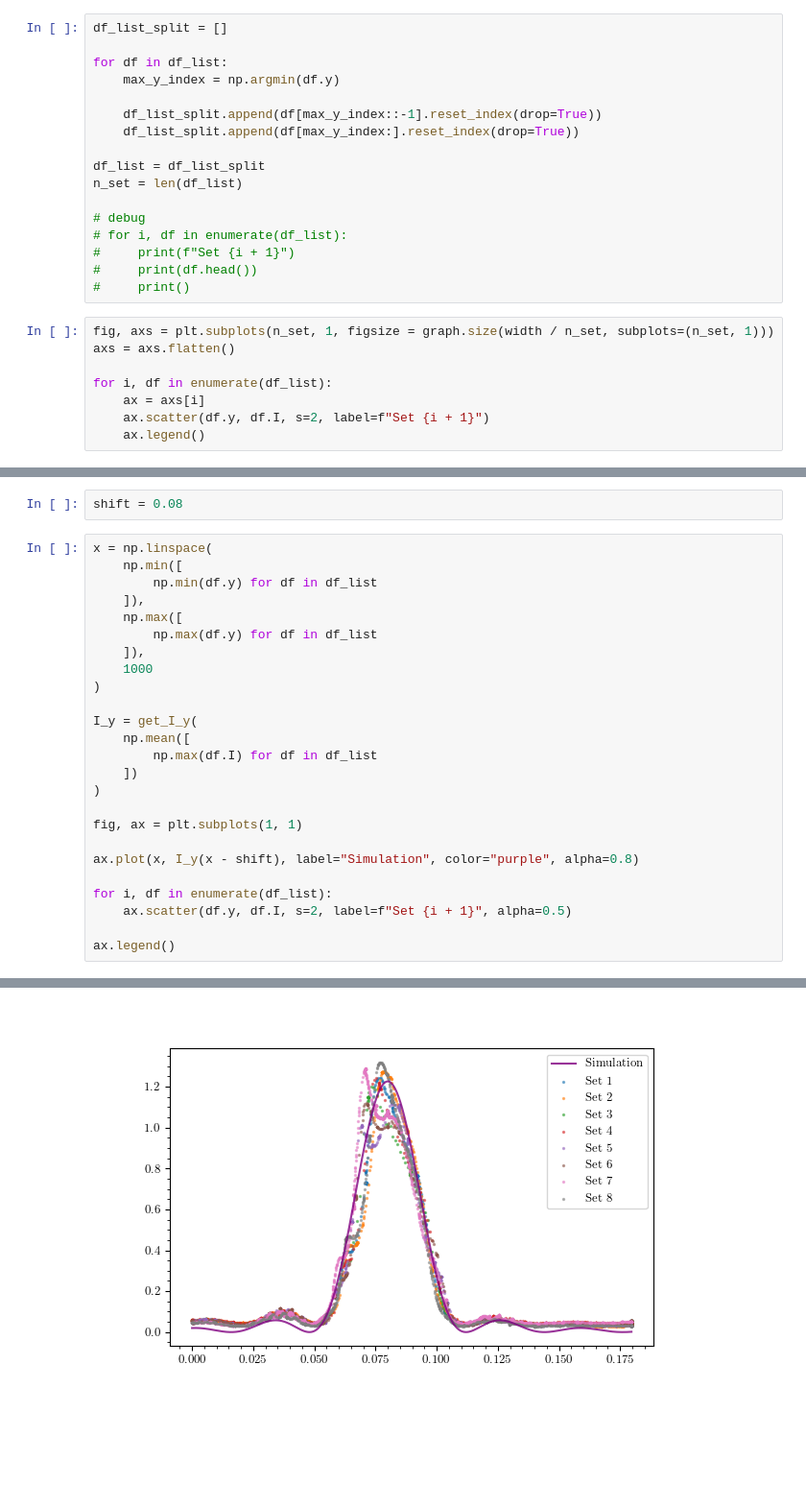
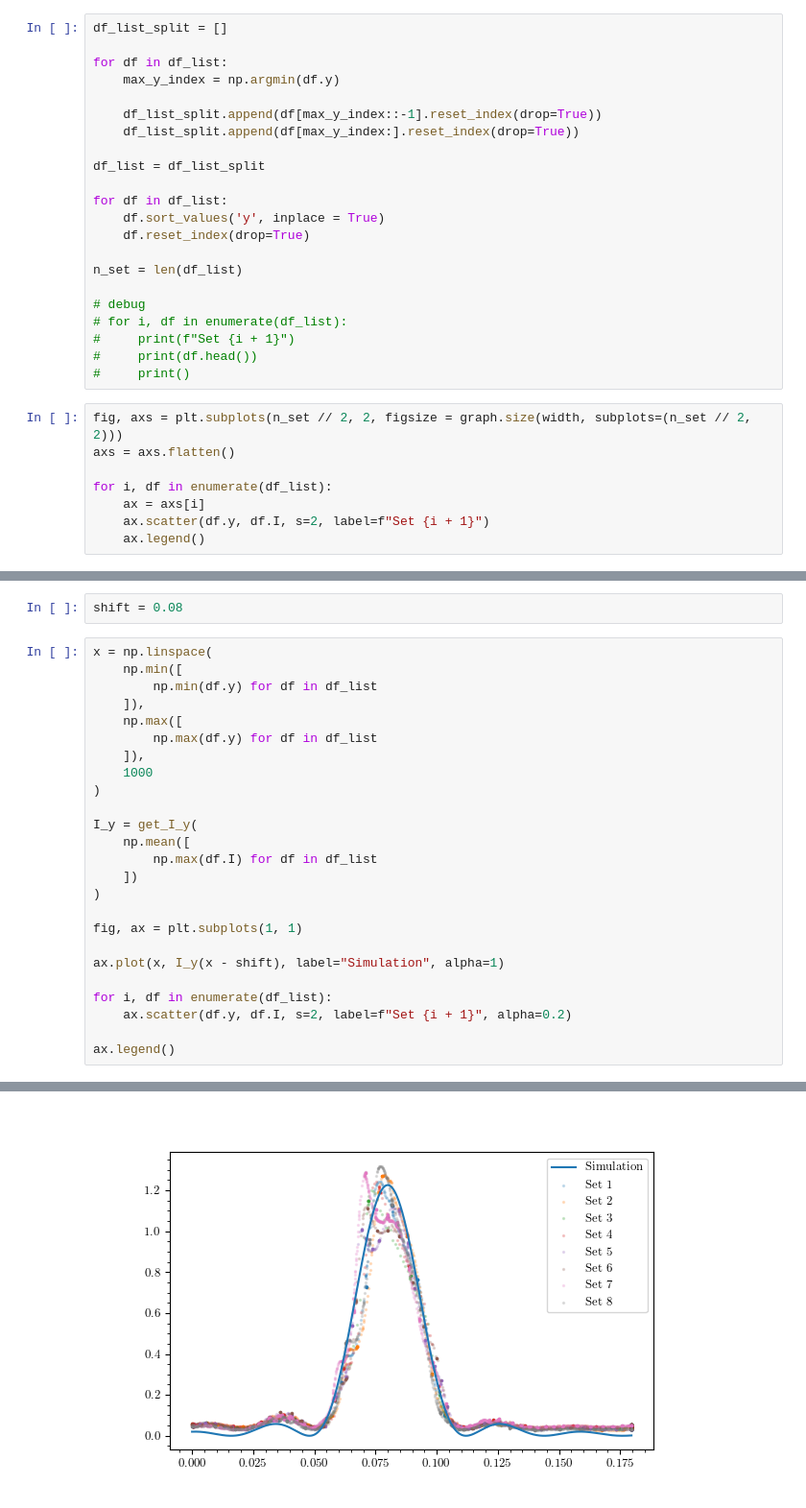
Before and after one commit to Vayxen/Lab2-Ottica-1, a Jupyter notebook: code/analysis.ipynb, the cells around one changed output, grey strips where cells are left out. Shown at 96% size. Drawn from its saved outputs; the diff is of its cells as text; blank space fills up the shorter version.

```diff
--- a/code/analysis.ipynb
+++ b/code/analysis.ipynb
@@ -130,6 +130,11 @@ for df in df_list:
     df_list_split.append(df[max_y_index:].reset_index(drop=True))
 
 df_list = df_list_split
+
+for df in df_list:
+    df.sort_values('y', inplace = True)
+    df.reset_index(drop=True)
+
 n_set = len(df_list)
 
 # debug
@@ -138,7 +143,7 @@ n_set = len(df_list)
 #     print(df.head())
 #     print()
 # %%
-fig, axs = plt.subplots(n_set, 1, figsize = graph.size(width / n_set, subplots=(n_set, 1)))
+fig, axs = plt.subplots(n_set // 2, 2, figsize = graph.size(width, subplots=(n_set // 2, 2)))
 axs = axs.flatten()
 
 for i, df in enumerate(df_list):
@@ -163,28 +168,28 @@ shift = 0.08
 # %%
 x = np.linspace(
     np.min([
         np.min(df.y) for df in df_list
     ]),
     np.max([
         np.max(df.y) for df in df_list
     ]),
     1000
 )
 
 I_y = get_I_y(
     np.mean([
         np.max(df.I) for df in df_list
     ])
 )
 
 fig, ax = plt.subplots(1, 1)
 
-ax.plot(x, I_y(x - shift), label="Simulation", color="purple", alpha=0.8)
+ax.plot(x, I_y(x - shift), label="Simulation", alpha=1)
 
 for i, df in enumerate(df_list):
-    ax.scatter(df.y, df.I, s=2, label=f"Set {i + 1}", alpha=0.5)
+    ax.scatter(df.y, df.I, s=2, label=f"Set {i + 1}", alpha=0.2)
 
 ax.legend()
 # %% [output]
 <matplotlib.legend.Legend at 0x...>
-[figure, old version]
+[figure, new version]
```
Also changed, not shown: parts of 9 cells of this notebook, 19 other files.
